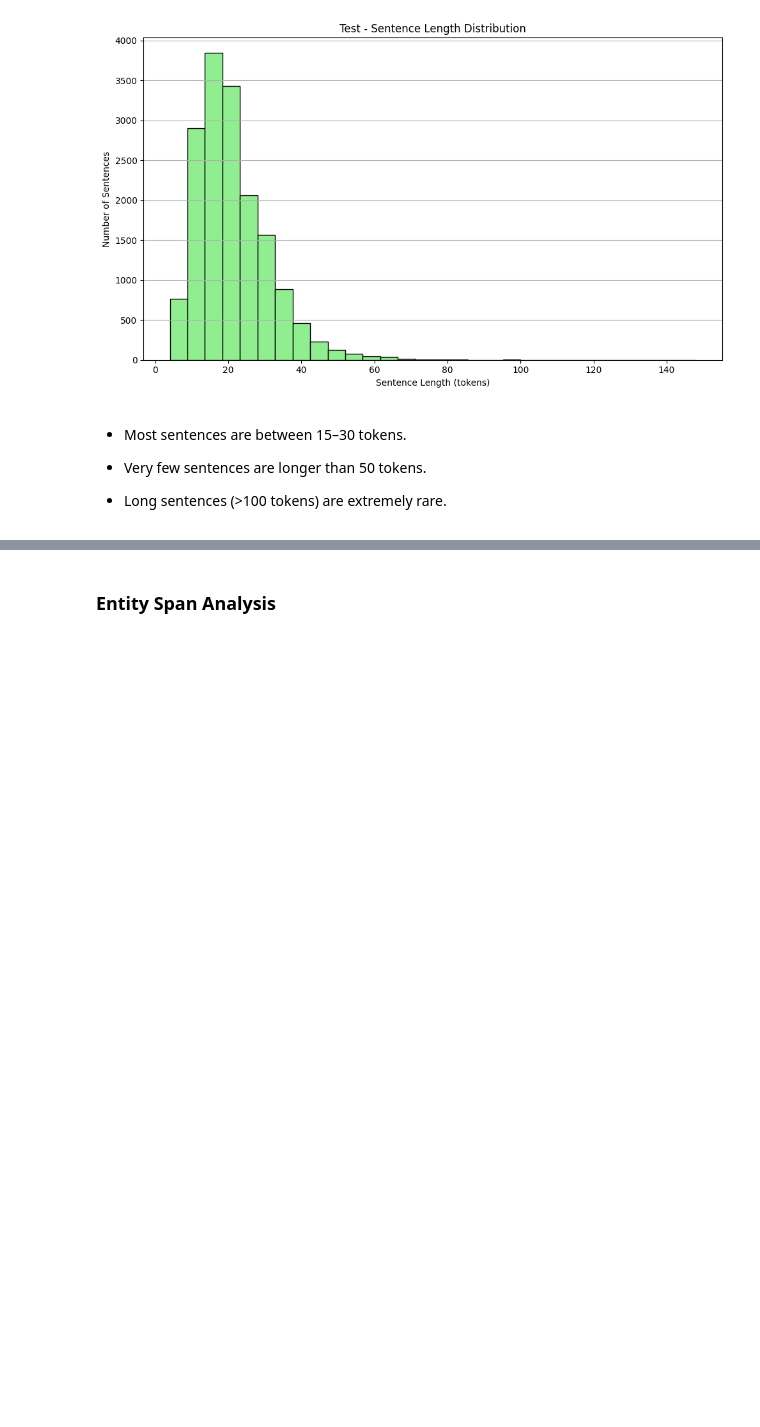
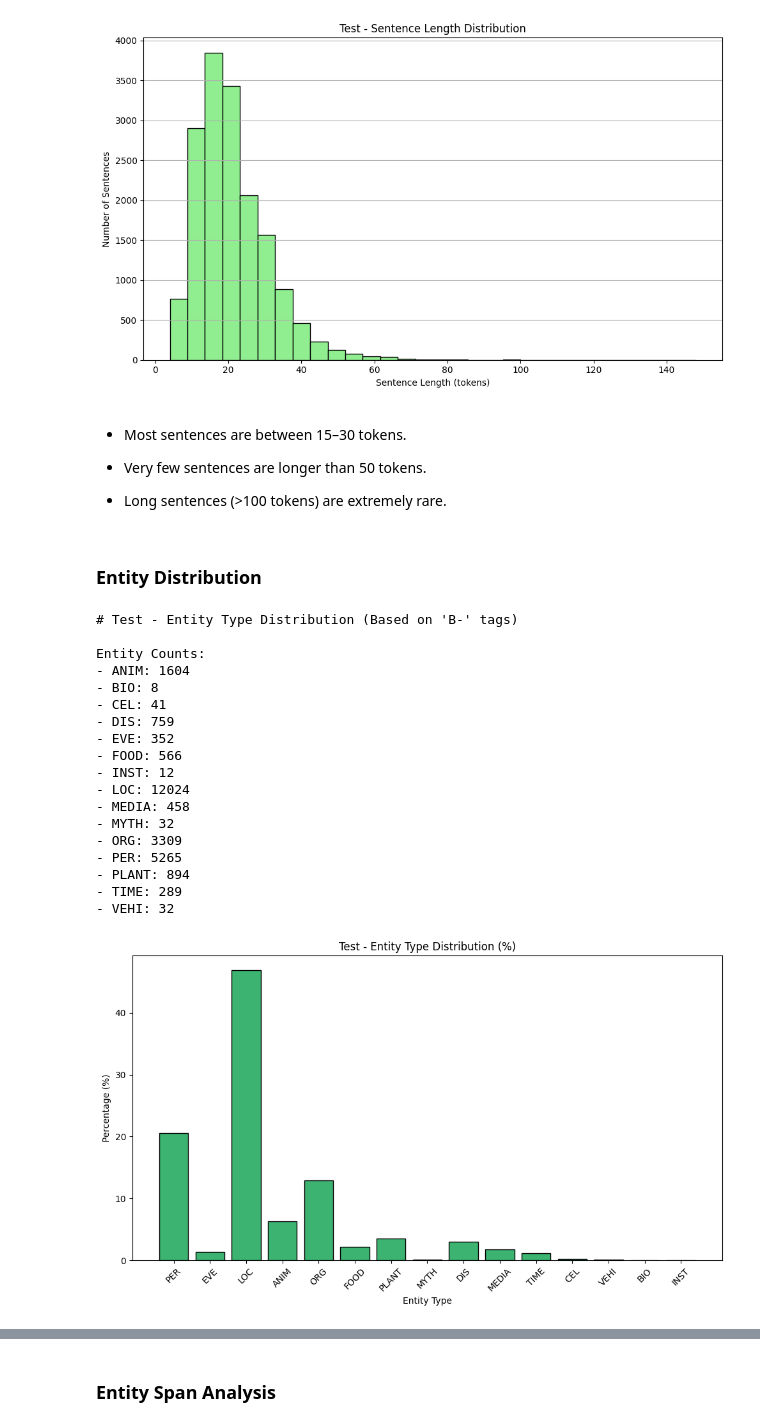
Before and after one commit to auphong2707/nlp-ner, a Jupyter notebook: EDA.ipynb, the cells around one changed output, grey strips where cells are left out. Drawn from its saved outputs; the diff is of its cells as text; code cells hidden in the pictures; blank space fills up the shorter version.

```diff
--- a/EDA.ipynb
+++ b/EDA.ipynb
@@ -452,3 +561,27 @@ sentence_length_analysis(test_data, name="Test")
 - Very few sentences are longer than 50 tokens.
 
 - Long sentences (>100 tokens) are extremely rare.
+# %% [markdown]
+### Entity Distribution
+# %%
+plot_entity_type_distribution(test_data, name="Test")
+# %% [output]
+# Test - Entity Type Distribution (Based on 'B-' tags)
+
+Entity Counts:
+- ANIM: 1604
+- BIO: 8
+- CEL: 41
+- DIS: 759
+- EVE: 352
+- FOOD: 566
+- INST: 12
+- LOC: 12024
+- MEDIA: 458
+- MYTH: 32
+- ORG: 3309
+- PER: 5265
+- PLANT: 894
+- TIME: 289
+- VEHI: 32
+[figure, added]
```
Also changed, not shown: parts of 19 cells of this notebook.
